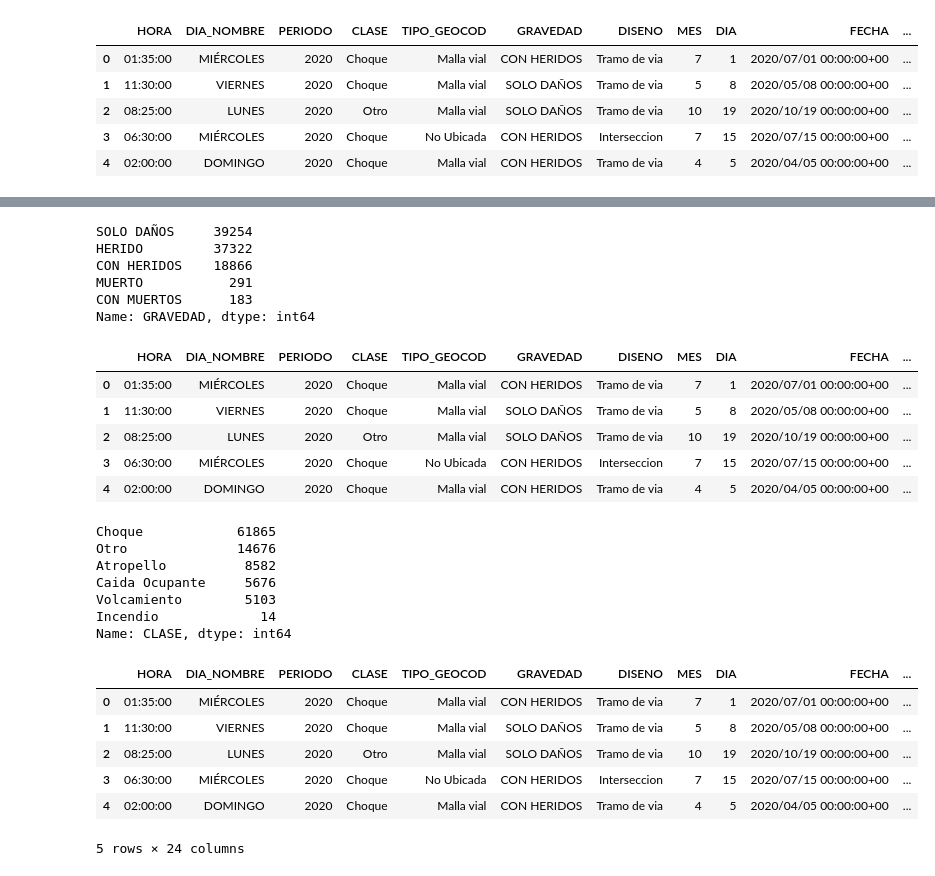
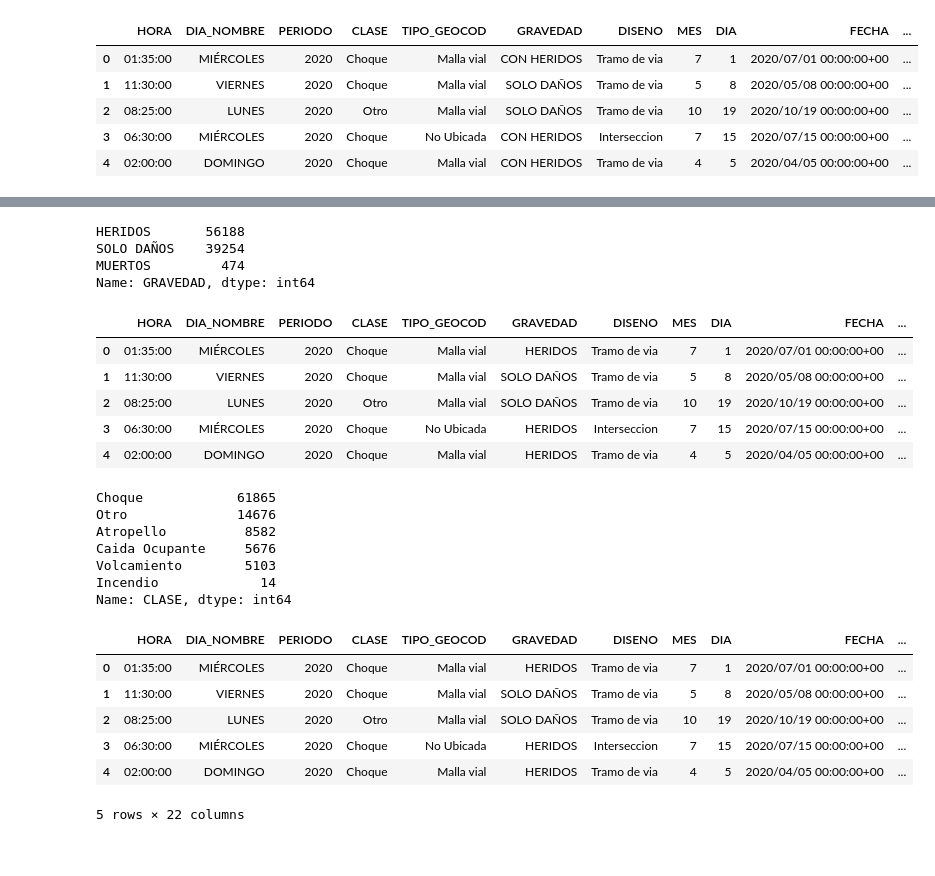
Before and after one commit to suarez-duran-m/personal_projects, a Jupyter notebook: movility/medellin/analysis_accidents_data.ipynb, the cells around one changed output, grey strips where cells are left out. Saved outputs shown, nothing was run; the diff lists cells and outputs as text; code cells hidden in the pictures.

```diff
--- a/movility/medellin/analysis_accidents_data.ipynb
+++ b/movility/medellin/analysis_accidents_data.ipynb
@@ -261,22 +285,27 @@ data.head()
 # %%
+data['GRAVEDAD'] = data['GRAVEDAD'].replace('HERIDO', 'HERIDOS')
+data['GRAVEDAD'] = data['GRAVEDAD'].replace('CON HERIDOS', 'HERIDOS')
+
+data['GRAVEDAD'] = data['GRAVEDAD'].replace('MUERTO', 'MUERTOS')
+data['GRAVEDAD'] = data['GRAVEDAD'].replace('CON MUERTOS', 'MUERTOS')
+
 print(data['GRAVEDAD'].value_counts())
+
 
 dummies = pd.get_dummies(data['GRAVEDAD'])
 data = data.join(dummies)
 data.head()
 # %% [output]
-SOLO DAÑOS     39254
-HERIDO         37322
-CON HERIDOS    18866
-MUERTO           291
-CON MUERTOS      183
+HERIDOS       56188
+SOLO DAÑOS    39254
+MUERTOS         474
 Name: GRAVEDAD, dtype: int64
 |  | HORA | DIA_NOMBRE | PERIODO | CLASE | TIPO_GEOCOD | GRAVEDAD | DISENO | MES | DIA | FECHA | ... |
-| 0 | 01:35:00 | MIÉRCOLES | 2020 | Choque | Malla vial | CON HERIDOS | Tramo de via | 7 | 1 | 2020/07/01 00:00:00+00 | ... |
+| 0 | 01:35:00 | MIÉRCOLES | 2020 | Choque | Malla vial | HERIDOS | Tramo de via | 7 | 1 | 2020/07/01 00:00:00+00 | ... |
 | 1 | 11:30:00 | VIERNES | 2020 | Choque | Malla vial | SOLO DAÑOS | Tramo de via | 5 | 8 | 2020/05/08 00:00:00+00 | ... |
 | 2 | 08:25:00 | LUNES | 2020 | Otro | Malla vial | SOLO DAÑOS | Tramo de via | 10 | 19 | 2020/10/19 00:00:00+00 | ... |
-| 3 | 06:30:00 | MIÉRCOLES | 2020 | Choque | No Ubicada | CON HERIDOS | Interseccion | 7 | 15 | 2020/07/15 00:00:00+00 | ... |
-| 4 | 02:00:00 | DOMINGO | 2020 | Choque | Malla vial | CON HERIDOS | Tramo de via | 4 | 5 | 2020/04/05 00:00:00+00 | ... |
+| 3 | 06:30:00 | MIÉRCOLES | 2020 | Choque | No Ubicada | HERIDOS | Interseccion | 7 | 15 | 2020/07/15 00:00:00+00 | ... |
+| 4 | 02:00:00 | DOMINGO | 2020 | Choque | Malla vial | HERIDOS | Tramo de via | 4 | 5 | 2020/04/05 00:00:00+00 | ... |
 # %%
 print(data['CLASE'].value_counts())
 
@@ -292,12 +321,12 @@ Volcamiento        5103
 Incendio             14
 Name: CLASE, dtype: int64
 |  | HORA | DIA_NOMBRE | PERIODO | CLASE | TIPO_GEOCOD | GRAVEDAD | DISENO | MES | DIA | FECHA | ... |
-| 0 | 01:35:00 | MIÉRCOLES | 2020 | Choque | Malla vial | CON HERIDOS | Tramo de via | 7 | 1 | 2020/07/01 00:00:00+00 | ... |
+| 0 | 01:35:00 | MIÉRCOLES | 2020 | Choque | Malla vial | HERIDOS | Tramo de via | 7 | 1 | 2020/07/01 00:00:00+00 | ... |
 | 1 | 11:30:00 | VIERNES | 2020 | Choque | Malla vial | SOLO DAÑOS | Tramo de via | 5 | 8 | 2020/05/08 00:00:00+00 | ... |
 | 2 | 08:25:00 | LUNES | 2020 | Otro | Malla vial | SOLO DAÑOS | Tramo de via | 10 | 19 | 2020/10/19 00:00:00+00 | ... |
-| 3 | 06:30:00 | MIÉRCOLES | 2020 | Choque | No Ubicada | CON HERIDOS | Interseccion | 7 | 15 | 2020/07/15 00:00:00+00 | ... |
-| 4 | 02:00:00 | DOMINGO | 2020 | Choque | Malla vial | CON HERIDOS | Tramo de via | 4 | 5 | 2020/04/05 00:00:00+00 | ... |
+| 3 | 06:30:00 | MIÉRCOLES | 2020 | Choque | No Ubicada | HERIDOS | Interseccion | 7 | 15 | 2020/07/15 00:00:00+00 | ... |
+| 4 | 02:00:00 | DOMINGO | 2020 | Choque | Malla vial | HERIDOS | Tramo de via | 4 | 5 | 2020/04/05 00:00:00+00 | ... |
-5 rows × 24 columns
+5 rows × 22 columns
 # %%
 print(data['DISENO'].value_counts())
 
```
Also changed, not shown: parts of 22 cells of this notebook.
